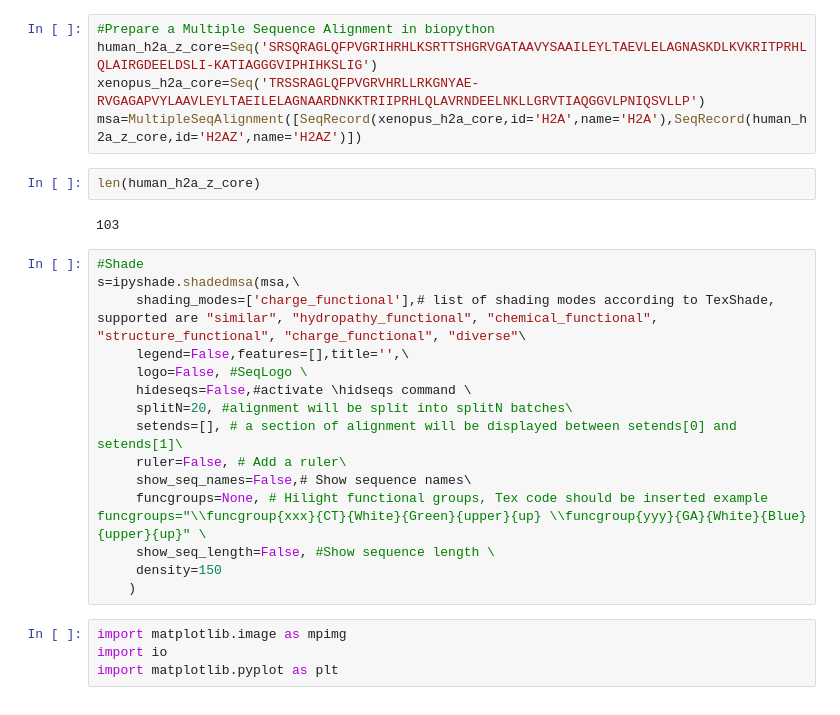
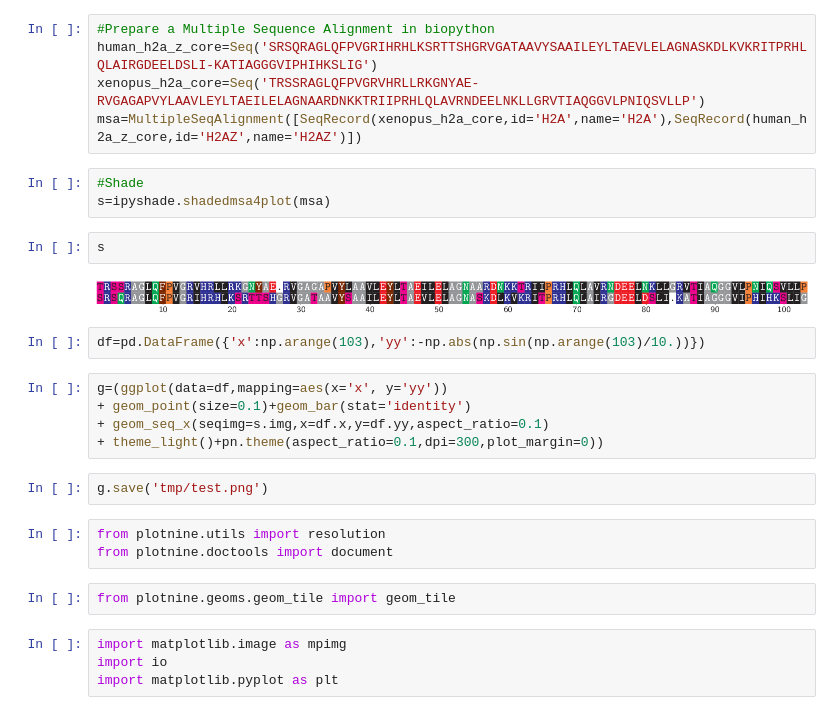
Before and after one commit to intbio/seqplot, a Jupyter notebook: devel.ipynb, the cells around one changed output. Saved outputs shown, nothing was run; the diff lists cells and outputs as text.

```diff
--- a/devel.ipynb
+++ b/devel.ipynb
@@ -19,25 +22,27 @@ from Bio.Align import MultipleSeqAlignment
 human_h2a_z_core=Seq('SRSQRAGLQFPVGRIHRHLKSRTTSHGRVGATAAVYSAAILEYLTAEVLELAGNASKDLKVKRITPRHLQLAIRGDEELDSLI-KATIAGGGVIPHIHKSLIG')
 xenopus_h2a_core=Seq('TRSSRAGLQFPVGRVHRLLRKGNYAE-RVGAGAPVYLAAVLEYLTAEILELAGNAARDNKKTRIIPRHLQLAVRNDEELNKLLGRVTIAQGGVLPNIQSVLLP')
 msa=MultipleSeqAlignment([SeqRecord(xenopus_h2a_core,id='H2A',name='H2A'),SeqRecord(human_h2a_z_core,id='H2AZ',name='H2AZ')])
-# %%
-len(human_h2a_z_core)
-# %% [output]
-103
-# %%
-#Shade
-s=ipyshade.shadedmsa(msa,\
-     shading_modes=['charge_functional'],# list of shading modes according to TexShade, supported are "similar", "hydropathy_functional", "chemical_functional", "structure_functional", "charge_functional", "diverse"\
-     legend=False,features=[],title='',\
-     logo=False, #SeqLogo \
-     hideseqs=False,#activate \hidseqs command \
-     splitN=20, #alignment will be split into splitN batches\
-     setends=[], # a section of alignment will be displayed between setends[0] and setends[1]\
-     ruler=False, # Add a ruler\
-     show_seq_names=False,# Show sequence names\
-     funcgroups=None, # Hilight functional groups, Tex code should be inserted example funcgroups="\\funcgroup{xxx}{CT}{White}{Green}{upper}{up} \\funcgroup{yyy}{GA}{White}{Blue}{upper}{up}" \
-     show_seq_length=False, #Show sequence length \
-     density=150
-    )
+# %%
+#Shade
+s=ipyshade.shadedmsa4plot(msa)
+# %%
+s
+# %% [output]
+[figure, added]
+# %%
+df=pd.DataFrame({'x':np.arange(103),'yy':-np.abs(np.sin(np.arange(103)/10.))})
+# %%
+g=(ggplot(data=df,mapping=aes(x='x', y='yy'))
++ geom_point(size=0.1)+geom_bar(stat='identity')
++ geom_seq_x(seqimg=s.img,x=df.x,y=df.yy,aspect_ratio=0.1)
++ theme_light()+pn.theme(aspect_ratio=0.1,dpi=300,plot_margin=0))
+# %%
+g.save('tmp/test.png')
+# %%
+from plotnine.utils import resolution
+from plotnine.doctools import document
+# %%
+from plotnine.geoms.geom_tile import geom_tile
 # %%
 import matplotlib.image as mpimg
 import io
```
Also changed, not shown: parts of 12 cells of this notebook, 24 other files.
